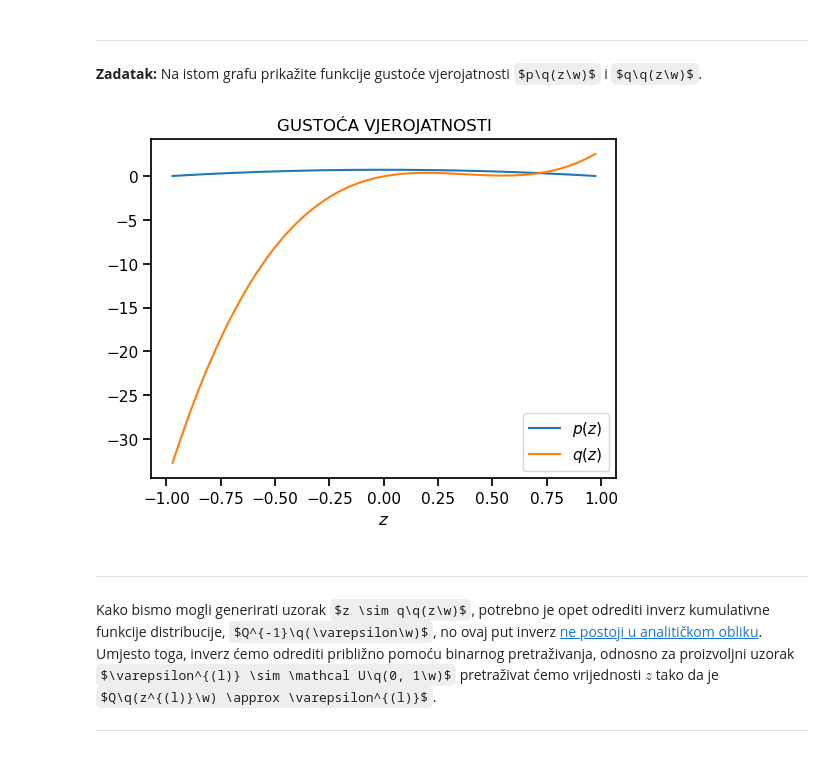
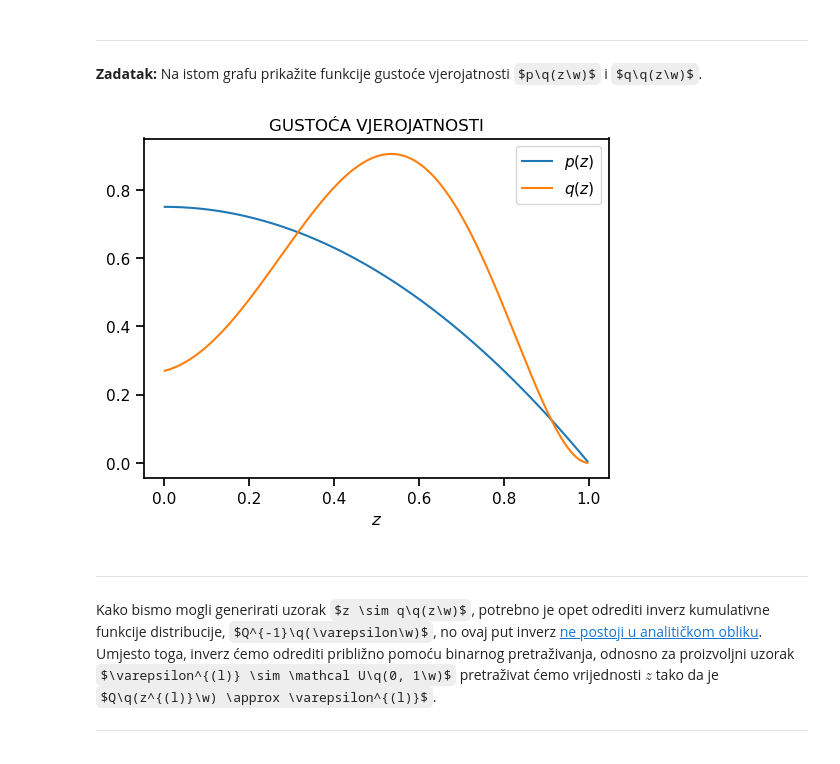
Before and after one commit to dinogrgic1/fer-deep-learning-2-labs, a Jupyter notebook: lab2/lab_2.ipynb, the cells around one changed output. Saved outputs shown, nothing was run; the diff lists cells and outputs as text; code cells hidden in the pictures; some formulas as TeX source.

```diff
--- a/lab2/lab_2.ipynb
+++ b/lab2/lab_2.ipynb
@@ -338,17 +341,16 @@ $\displaystyle \begin{align}  q\q(z\w) &= \frac{12705 z^{6}}{10448} - \frac{3045
 <b>Zadatak:</b> Na istom grafu prikažite funkcije gustoće vjerojatnosti $p\q(z\w)$ i $q\q(z\w)$.
 # %%
 p_numpy = sp.lambdify(z, p, "numpy")
-q_numpy = sp.lambdify(z, p, "numpy")
+q_numpy = sp.lambdify(z, q, "numpy")
 
-eps_sample = np.random.uniform(size=size)
-z_sample = np.sort(2 * np.cos((np.arccos(1 - 2 * eps_sample) + np.pi) / 3))
+z_sample = np.sort(np.random.uniform(size=size))
 
 with plot_context(show=True, title="GUSTOĆA VJEROJATNOSTI", xlabel="$z$",
                   legend=[r"$p\left(z\right)$", r"$q\left(z\right)$"]):
     plt.plot(z_sample, p_numpy(z_sample))  # p(z)
-    plt.plot(z_sample, g_numpy(z_sample))  # q(z)
+    plt.plot(z_sample, q_numpy(z_sample))  # q(z)
 # %% [output]
-[figure, old version]
+[figure, new version]
 # %% [markdown]
 ---
 
```
Also changed, not shown: parts of 8 cells of this notebook.
